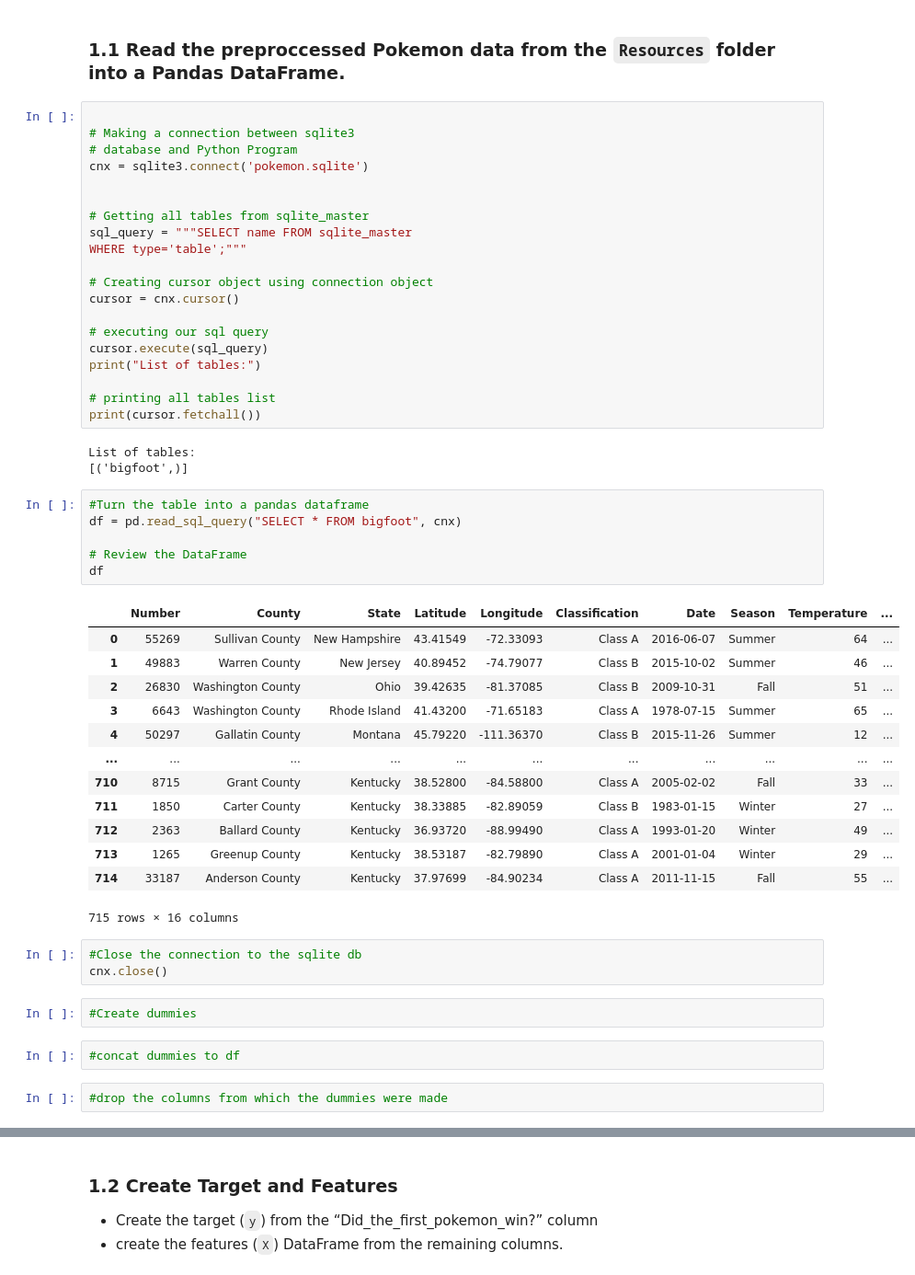
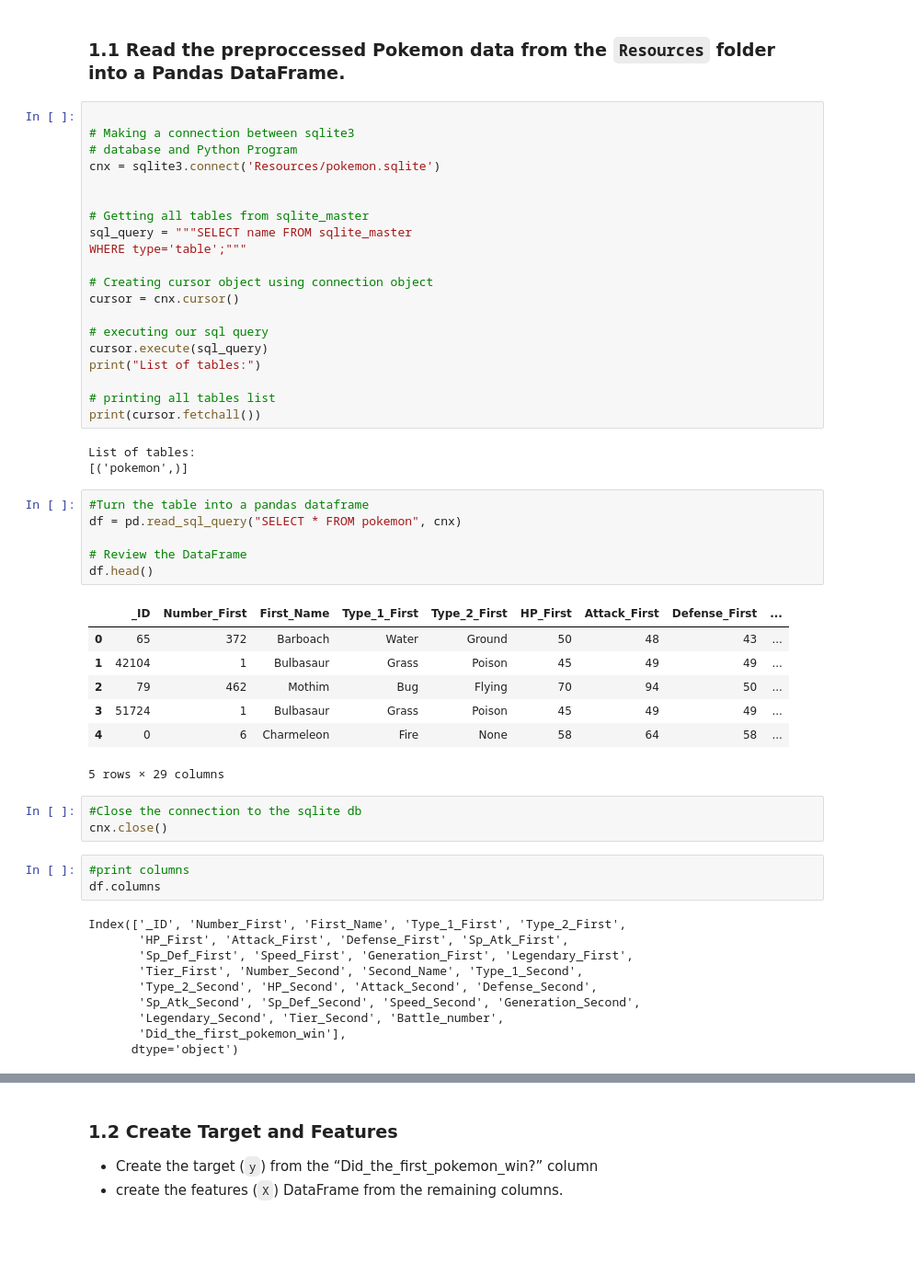
Before and after one commit to leajinks/Pokemon-Predictor, a Jupyter notebook: ml_model.ipynb, the cells around one changed output, grey strips where cells are left out. Shown at 92% size. Cells and saved outputs as stored; diff of their text form; blank space fills up the shorter version.

```diff
--- a/ml_model.ipynb
+++ b/ml_model.ipynb
@@ -16,7 +16,7 @@ import sqlite3
 
 # Making a connection between sqlite3
 # database and Python Program
-cnx = sqlite3.connect('pokemon.sqlite')
+cnx = sqlite3.connect('Resources/pokemon.sqlite')
 
 
 # Getting all tables from sqlite_master
@@ -34,33 +34,34 @@ print("List of tables:")
 print(cursor.fetchall())
 # %% [output]
 List of tables:
-[('bigfoot',)]
+[('pokemon',)]
 # %%
 #Turn the table into a pandas dataframe
-df = pd.read_sql_query("SELECT * FROM bigfoot", cnx)
+df = pd.read_sql_query("SELECT * FROM pokemon", cnx)
 
 # Review the DataFrame
-df
+df.head()
 # %% [output]
-|  | Number | County | State | Latitude | Longitude | Classification | Date | Season | Temperature | ... |
-| 0 | 55269 | Sullivan County | New Hampshire | 43.41549 | -72.33093 | Class A | 2016-06-07 | Summer | 64 | ... |
-| 1 | 49883 | Warren County | New Jersey | 40.89452 | -74.79077 | Class B | 2015-10-02 | Summer | 46 | ... |
-| 2 | 26830 | Washington County | Ohio | 39.42635 | -81.37085 | Class B | 2009-10-31 | Fall | 51 | ... |
-| 3 | 6643 | Washington County | Rhode Island | 41.43200 | -71.65183 | Class A | 1978-07-15 | Summer | 65 | ... |
-| 4 | 50297 | Gallatin County | Montana | 45.79220 | -111.36370 | Class B | 2015-11-26 | Summer | 12 | ... |
-| ... | ... | ... | ... | ... | ... | ... | ... | ... | ... | ... |
-| 710 | 8715 | Grant County | Kentucky | 38.52800 | -84.58800 | Class A | 2005-02-02 | Fall | 33 | ... |
-| 711 | 1850 | Carter County | Kentucky | 38.33885 | -82.89059 | Class B | 1983-01-15 | Winter | 27 | ... |
-| 712 | 2363 | Ballard County | Kentucky | 36.93720 | -88.99490 | Class A | 1993-01-20 | Winter | 49 | ... |
-| 713 | 1265 | Greenup County | Kentucky | 38.53187 | -82.79890 | Class A | 2001-01-04 | Winter | 29 | ... |
-| 714 | 33187 | Anderson County | Kentucky | 37.97699 | -84.90234 | Class A | 2011-11-15 | Fall | 55 | ... |
+|  | _ID | Number_First | First_Name | Type_1_First | Type_2_First | HP_First | Attack_First | Defense_First | ... |
+| 0 | 65 | 372 | Barboach | Water | Ground | 50 | 48 | 43 | ... |
+| 1 | 42104 | 1 | Bulbasaur | Grass | Poison | 45 | 49 | 49 | ... |
+| 2 | 79 | 462 | Mothim | Bug | Flying | 70 | 94 | 50 | ... |
+| 3 | 51724 | 1 | Bulbasaur | Grass | Poison | 45 | 49 | 49 | ... |
+| 4 | 0 | 6 | Charmeleon | Fire | None | 58 | 64 | 58 | ... |
-715 rows × 16 columns
+5 rows × 29 columns
 # %%
 #Close the connection to the sqlite db
 cnx.close()
-# %%
-#Create dummies
-# %%
-#concat dummies to df
-# %%
-#drop the columns from which the dummies were made
+# %%
+#print columns
+df.columns
+# %% [output]
+Index(['_ID', 'Number_First', 'First_Name', 'Type_1_First', 'Type_2_First',
+       'HP_First', 'Attack_First', 'Defense_First', 'Sp_Atk_First',
+       'Sp_Def_First', 'Speed_First', 'Generation_First', 'Legendary_First',
+       'Tier_First', 'Number_Second', 'Second_Name', 'Type_1_Second',
+       'Type_2_Second', 'HP_Second', 'Attack_Second', 'Defense_Second',
+       'Sp_Atk_Second', 'Sp_Def_Second', 'Speed_Second', 'Generation_Second',
+       'Legendary_Second', 'Tier_Second', 'Battle_number',
+       'Did_the_first_pokemon_win'],
+      dtype='object')
```
Also changed, not shown: parts of 10 cells of this notebook.
